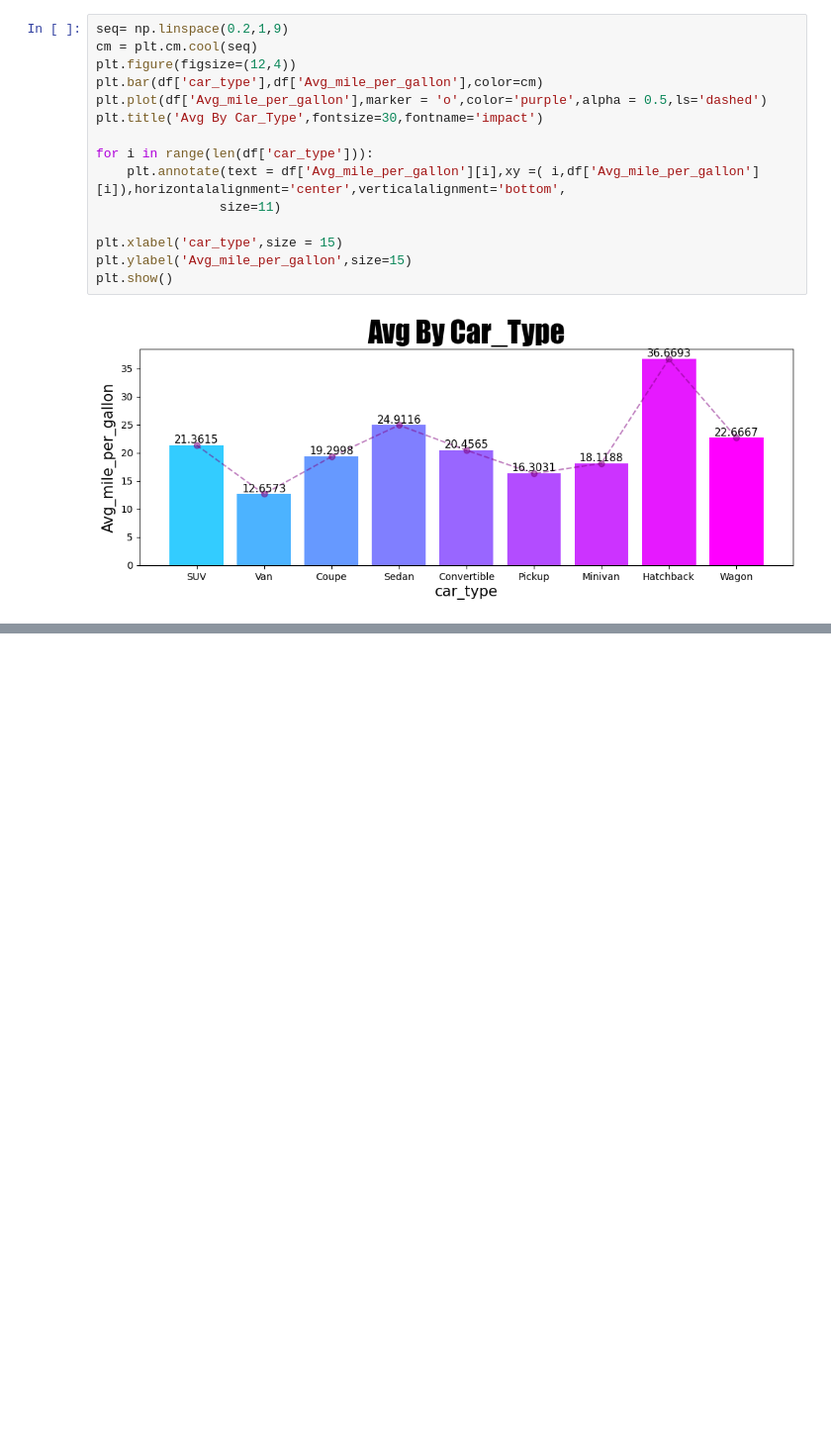
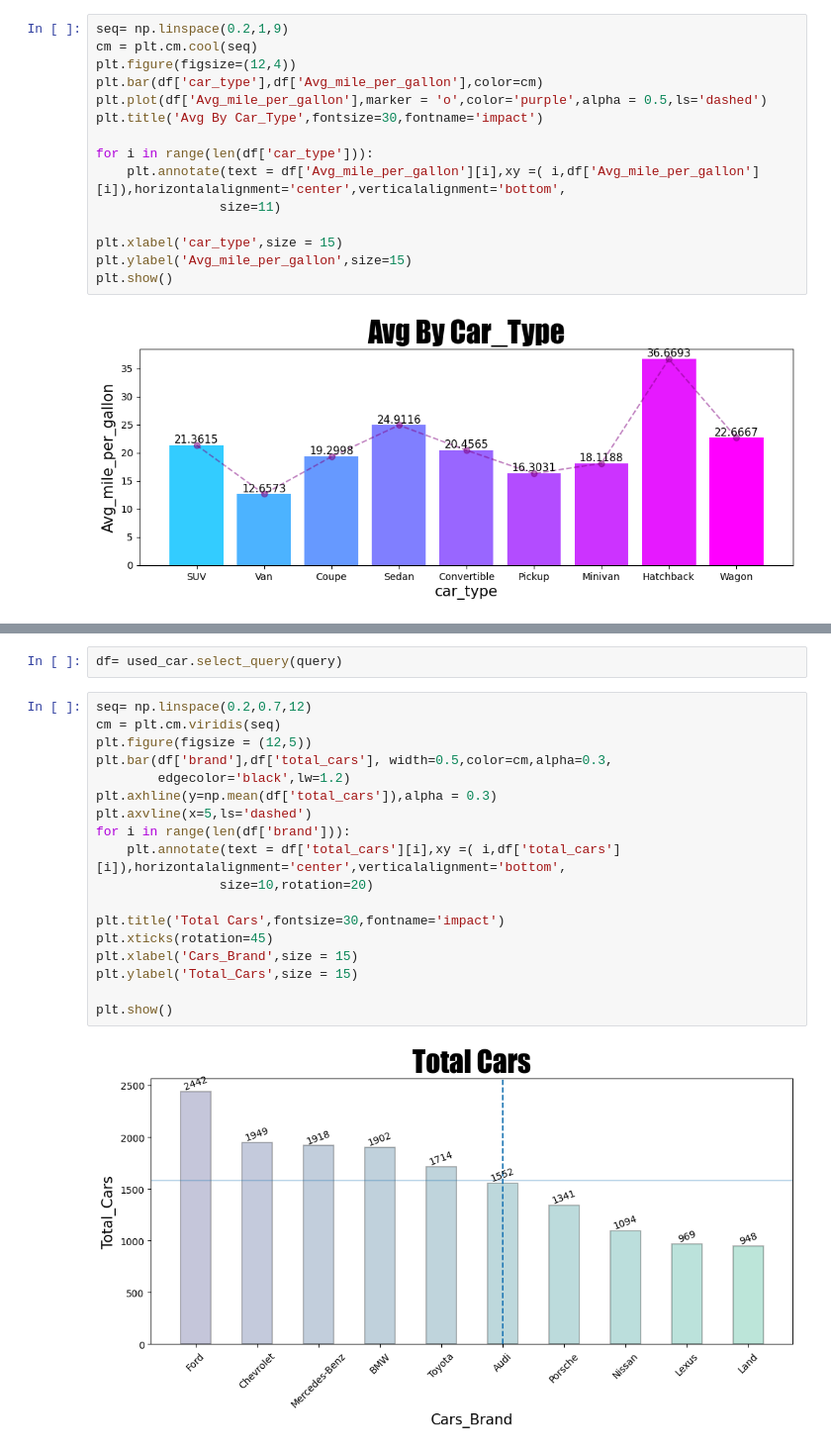
Before and after one commit to PankajBhardwaj290/Used-Car-Extension, a Jupyter notebook: used_car_extension.ipynb, the cells around one changed output, grey strips where cells are left out. Shown at 99% size. Cells and saved outputs as stored; diff of their text form; blank space fills up the shorter version.

```diff
--- a/used_car_extension.ipynb
+++ b/used_car_extension.ipynb
@@ -91,0 +163,22 @@ plt.show()
+# %%
+df= used_car.select_query(query)
+# %%
+seq= np.linspace(0.2,0.7,12)
+cm = plt.cm.viridis(seq)
+plt.figure(figsize = (12,5))
+plt.bar(df['brand'],df['total_cars'], width=0.5,color=cm,alpha=0.3,
+        edgecolor='black',lw=1.2)
+plt.axhline(y=np.mean(df['total_cars']),alpha = 0.3)
+plt.axvline(x=5,ls='dashed')
+for i in range(len(df['brand'])):
+    plt.annotate(text = df['total_cars'][i],xy =( i,df['total_cars'][i]),horizontalalignment='center',verticalalignment='bottom',
+                size=10,rotation=20)
+
+plt.title('Total Cars',fontsize=30,fontname='impact')
+plt.xticks(rotation=45)
+plt.xlabel('Cars_Brand',size = 15)
+plt.ylabel('Total_Cars',size = 15)
+
+plt.show()
+# %% [output]
+[figure, added]
```
Also changed, not shown: parts of 20 cells of this notebook.
